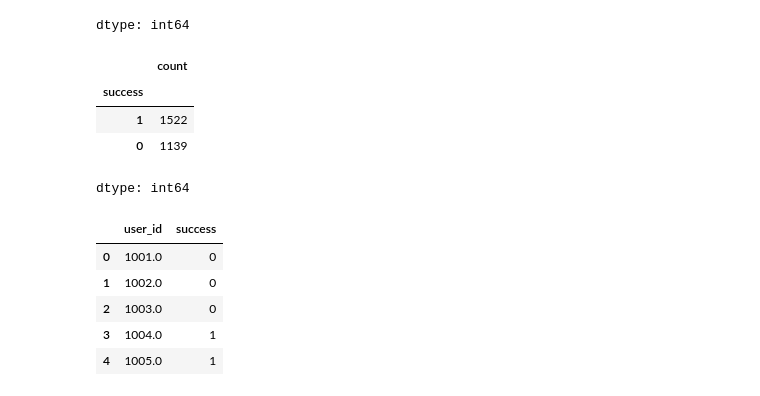
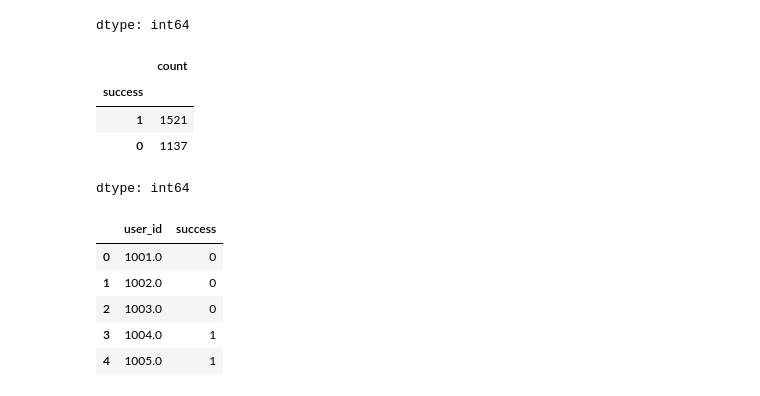
Before and after one commit to venfun77/Tbank_AB_analysis, a Jupyter notebook: AB_analysis.ipynb, the cells around one changed output. Saved outputs shown, nothing was run; the diff lists cells and outputs as text; code cells hidden in the pictures.

```diff
--- a/AB_analysis.ipynb
+++ b/AB_analysis.ipynb
@@ -195,14 +196,19 @@ users['device_type'].value_counts(dropna = False)
 | ios | 727 |
 dtype: int64
 # %%
+payments = payments[
+    (payments['user_id'].notna()) &
+    (payments['user_id'] != 1010)
+].copy()
+
 payments['success'] = payments['step4_success'].notna().astype(int)
 payments.head()
 payments['success'].value_counts()
 # %% [output]
 |  | count |
 | success |  |
-| 1 | 1522 |
-| 0 | 1139 |
+| 1 | 1521 |
+| 0 | 1137 |
 dtype: int64
 # %%
 user_success = payments.groupby('user_id')['success'].max().reset_index()
```
Also changed, not shown: parts of 32 cells of this notebook.
